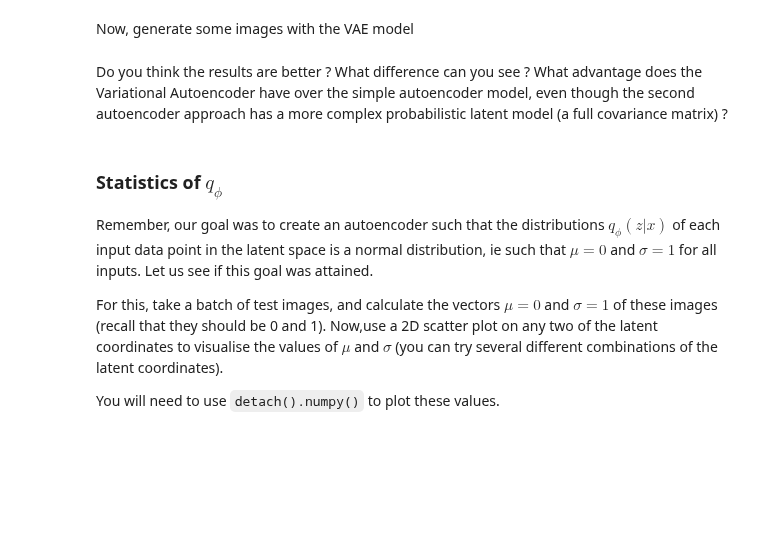
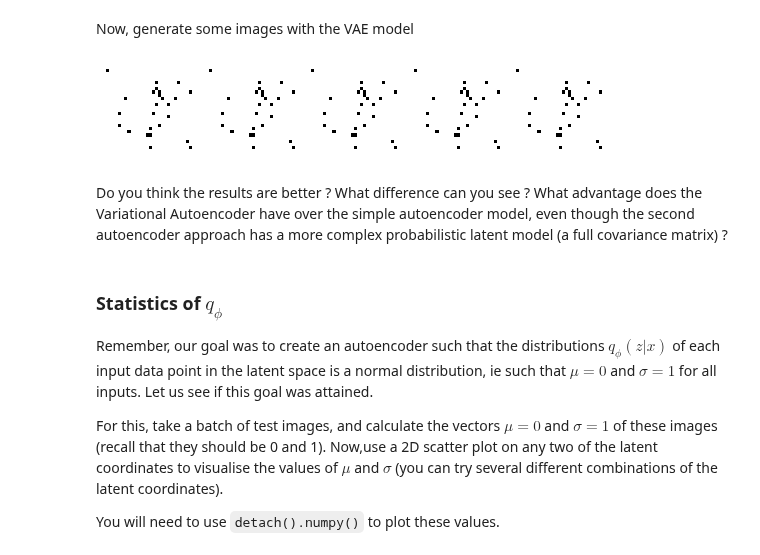
Before and after one commit to gardiens/MVA_24_25, a Jupyter notebook: Delires/TP4/TP4_delires.ipynb, the cells around one changed output. Drawn from its saved outputs; the diff is of its cells as text; code cells hidden in the pictures; blank space fills up the shorter version.

```diff
--- a/Delires/TP4/TP4_delires.ipynb
+++ b/Delires/TP4/TP4_delires.ipynb
@@ -464,8 +617,9 @@ def train_vae(vae_model,data_train_loader,epoch):
   for batch_idx, (data, _) in enumerate(data_train_loader):
     vae_optimizer.zero_grad()
 
-    y, z_mu, z_log_var = ... # FILL IN CODE HERE
-    loss_vae = ... # FILL IN CODE HERE
+    y, z_mu, z_log_var = vae_model(data) # FILL IN CODE HERE
+    print(y.shape,z_mu.shape)
+    loss_vae = vae_model.loss_function(data,y,z_mu,z_log_var) # FILL IN CODE HERE
     loss_vae.backward()
     train_loss += loss_vae.item()
     vae_optimizer.step()
@@ -477,5 +631,10 @@ def train_vae(vae_model,data_train_loader,epoch):
   print('====> Epoch: {} Average loss: {:.4f}'.format(epoch, train_loss / len(data_train_loader.dataset)))
 # %%
 # now train the model
+# create model
+vae_dim_1 = ae_dim_1
+vae_dim_2 = ae_dim_2
+vae_model = VAE(x_dim=n_pixels, h_dim1= vae_dim_1, h_dim2=vae_dim_2, z_dim=z_dim,n_rows=n_rows,n_cols=n_cols,n_channels=n_channels)
+vae_optimizer = optim.Adam(vae_model.parameters())
 for epoch in range(0, n_epochs):
   train_vae(vae_model,mnist_train_loader,epoch)
@@ -484,12 +661,16 @@ Now, generate some images with the VAE model
 # %%
 def generate_images_vae(vae_model,n_images = 5):
 
-  epsilon = ... # FILL IN CODE HERE
-  imgs_generated = ... # FILL IN CODE HERE
+  epsilon = torch.randn(n_images, vae_model.z_dim)
+  z_generated = vae_model.decoder(epsilon)
+  imgs_generated = z_generated.detach()
+  # imgs_generated = ... # FILL IN CODE HERE
   return(imgs_generated)
 
 imgs_generated = generate_images_vae(vae_model,n_images=5)
 display_images(imgs_generated)
+# %% [output]
+[figure, added]
 # %% [markdown]
 Do you think the results are better ? What difference can you see ? What advantage does the Variational Autoencoder have over the simple autoencoder model, even though the second autoencoder approach has a more complex probabilistic latent model (a full covariance matrix) ?
 # %% [markdown]
```
Also changed, not shown: parts of 18 cells of this notebook.
